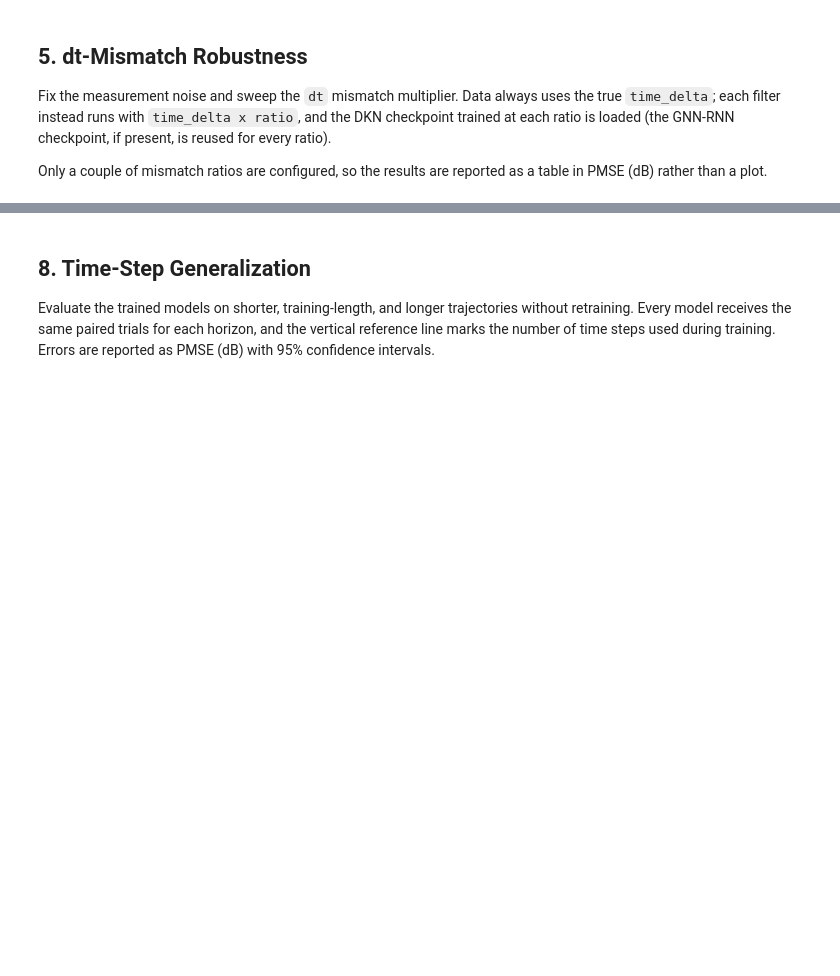
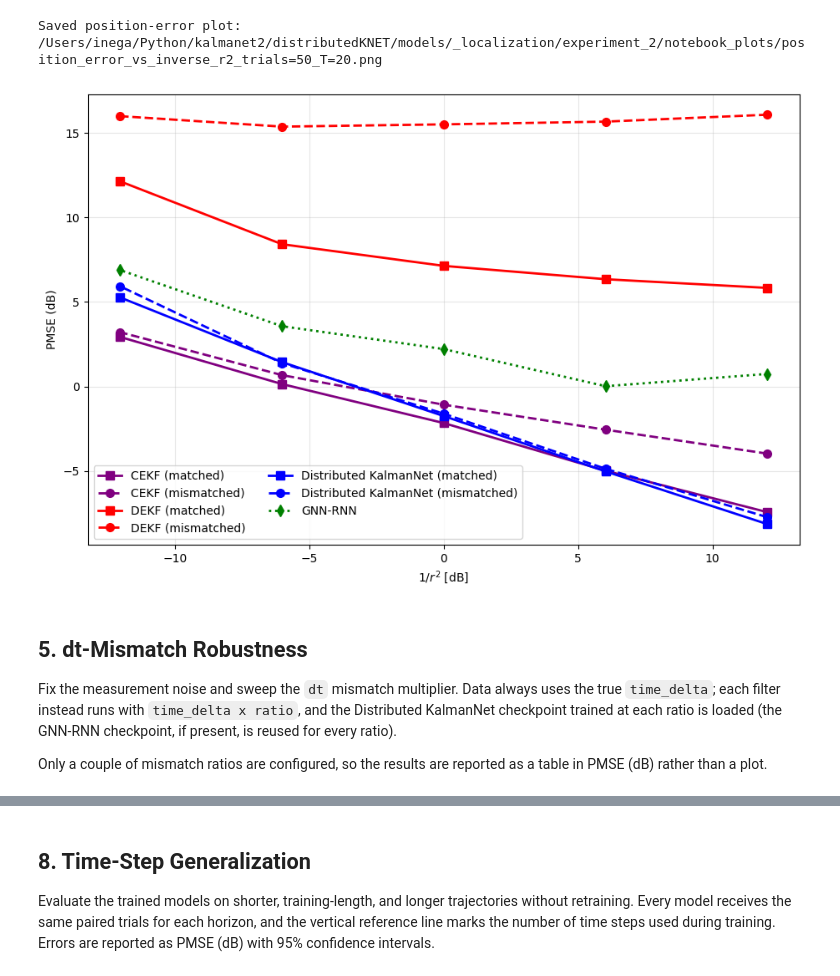
Before and after one commit to AvivG123/distributedKNET, a Jupyter notebook: notebooks/localization_simulation.ipynb, the cells around one changed output, grey strips where cells are left out. Saved outputs shown, nothing was run; the diff lists cells and outputs as text; code cells hidden in the pictures; blank space fills up the shorter version.

```diff
--- a/notebooks/localization_simulation.ipynb
+++ b/notebooks/localization_simulation.ipynb
@@ -248,9 +325,20 @@ else:
     monte_carlo_dt_ratios = [MONTE_CARLO_NO_MISMATCH_RATIO]
     print("No dt-mismatch experiment is configured; evaluating nominal dynamics only.")
 
+monte_carlo_display_names = {"CEKF": "CEKF", "DEKF": "DEKF", "DKN": DKN_LABEL}
+
+
+def monte_carlo_label(model_name, ratio):
+    display_name = monte_carlo_display_names[model_name]
+    if MONTE_CARLO_MISMATCH_RATIO is None:
+        return display_name
+    condition = "matched" if ratio == MONTE_CARLO_NO_MISMATCH_RATIO else "mismatched"
+    return f"{display_name} ({condition})"
+
+
 monte_carlo_labels = {
     model_name: {
-        ratio: f"{model_name} dt x{format_dt_ratio(ratio)}"
+        ratio: monte_carlo_label(model_name, ratio)
         for ratio in monte_carlo_dt_ratios
     }
     for model_name in ["CEKF", "DEKF", "DKN"]
@@ -344,52 +440,42 @@ results_df
 # %%
 summary_plot_path = notebook_plot_dir / f"position_error_vs_inverse_r2_trials={num_trials}_T={num_time_steps}.png"
-model_markers = {"CEKF": "o", "DEKF": "s", "DKN": "^"}
 monte_carlo_plot_styles = {
-    monte_carlo_labels[model_name][ratio]: (
-        f"{model_markers[model_name]}-"
-        if ratio == MONTE_CARLO_NO_MISMATCH_RATIO
-        else f"{model_markers[model_name]}--"
+    monte_carlo_labels[model_name][ratio]: model_style(
+        monte_carlo_display_names[model_name],
+        "matched" if ratio == MONTE_CARLO_NO_MISMATCH_RATIO else "mismatched",
     )
     for model_name in ["CEKF", "DEKF", "DKN"]
     for ratio in monte_carlo_dt_ratios
 }
-monte_carlo_plot_styles["GNN-RNN"] = "d:"
+monte_carlo_plot_styles["GNN-RNN"] = model_style("GNN-RNN")
 
 inv_r2_db = 10 * np.log10(1.0 / results_df["measurement_noise"] ** 2)
-
-# Overwrite the lowest-noise DKN mismatch point with the next one. The column name
-# depends on the mismatch ratio picked in MISMATCH_DT_RATIO, so look it up instead
-# of hardcoding it.
-if MONTE_CARLO_MISMATCH_RATIO is not None:
-    dkn_mismatch_label = monte_carlo_labels["DKN"][MONTE_CARLO_MISMATCH_RATIO]
-    results_df.loc[0, dkn_mismatch_label] = results_df.loc[1, dkn_mismatch_label]
 
 plt.figure(figsize=(11, 7))
 for label, style in monte_carlo_plot_styles.items():
     if label in results_df.columns and results_df[label].notna().any():
         plt.plot(
             inv_r2_db,
             10 * np.log10(results_df[label]),
-            style,
             linewidth=2,
             markersize=7,
             label=label,
+            **style,
         )
 plt.xlabel(r"$1/r^2$ [dB]")
 plt.ylabel("PMSE (dB)")
-plt.title(
-    f"Localization Noise Sweep ({num_trials} trials, mu={config_val['mu']}, "
-    f"T={num_time_steps})"
-)
 plt.grid(True, alpha=0.3)
 plt.legend(ncol=2)
 plt.savefig(summary_plot_path, dpi=200, bbox_inches="tight")
 print(f"Saved position-error plot: {summary_plot_path}")
 plt.show()
+# %% [output]
+Saved position-error plot: /Users/inega/Python/kalmanet2/distributedKNET/models/_localization/experiment_2/notebook_plots/position_error_vs_inverse_r2_trials=50_T=20.png
+[figure, added]
 # %% [markdown]
 ## 5. dt-Mismatch Robustness
 
-Fix the measurement noise and sweep the `dt` mismatch multiplier. Data always uses the true `time_delta`; each filter instead runs with `time_delta x ratio`, and the DKN checkpoint trained at each ratio is loaded (the GNN-RNN checkpoint, if present, is reused for every ratio).
+Fix the measurement noise and sweep the `dt` mismatch multiplier. Data always uses the true `time_delta`; each filter instead runs with `time_delta x ratio`, and the Distributed KalmanNet checkpoint trained at each ratio is loaded (the GNN-RNN checkpoint, if present, is reused for every ratio).
 
 Only a couple of mismatch ratios are configured, so the results are reported as a table in PMSE (dB) rather than a plot.
 # %%
```
Also changed, not shown: parts of 20 cells of this notebook, 10 other files.
